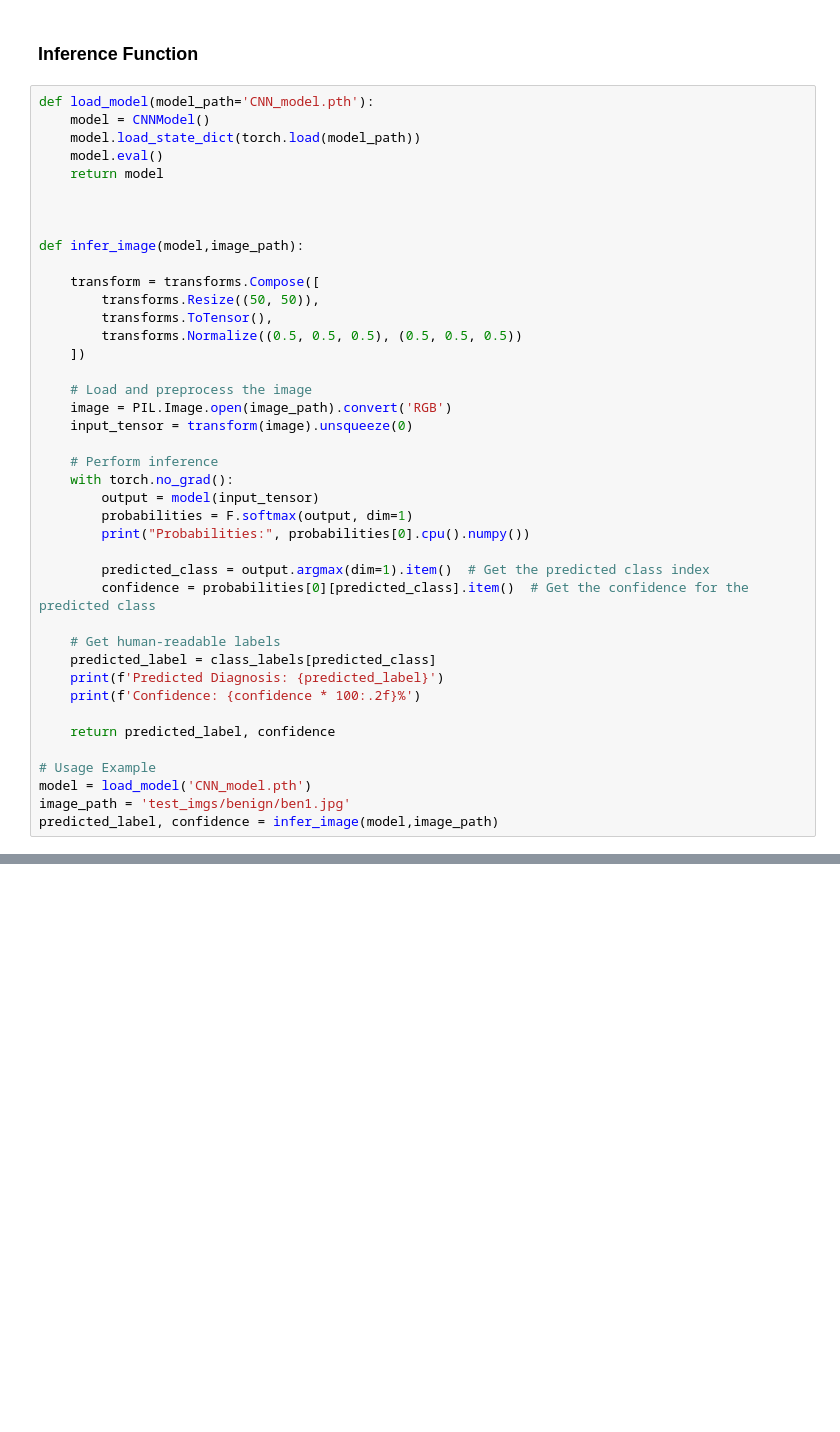
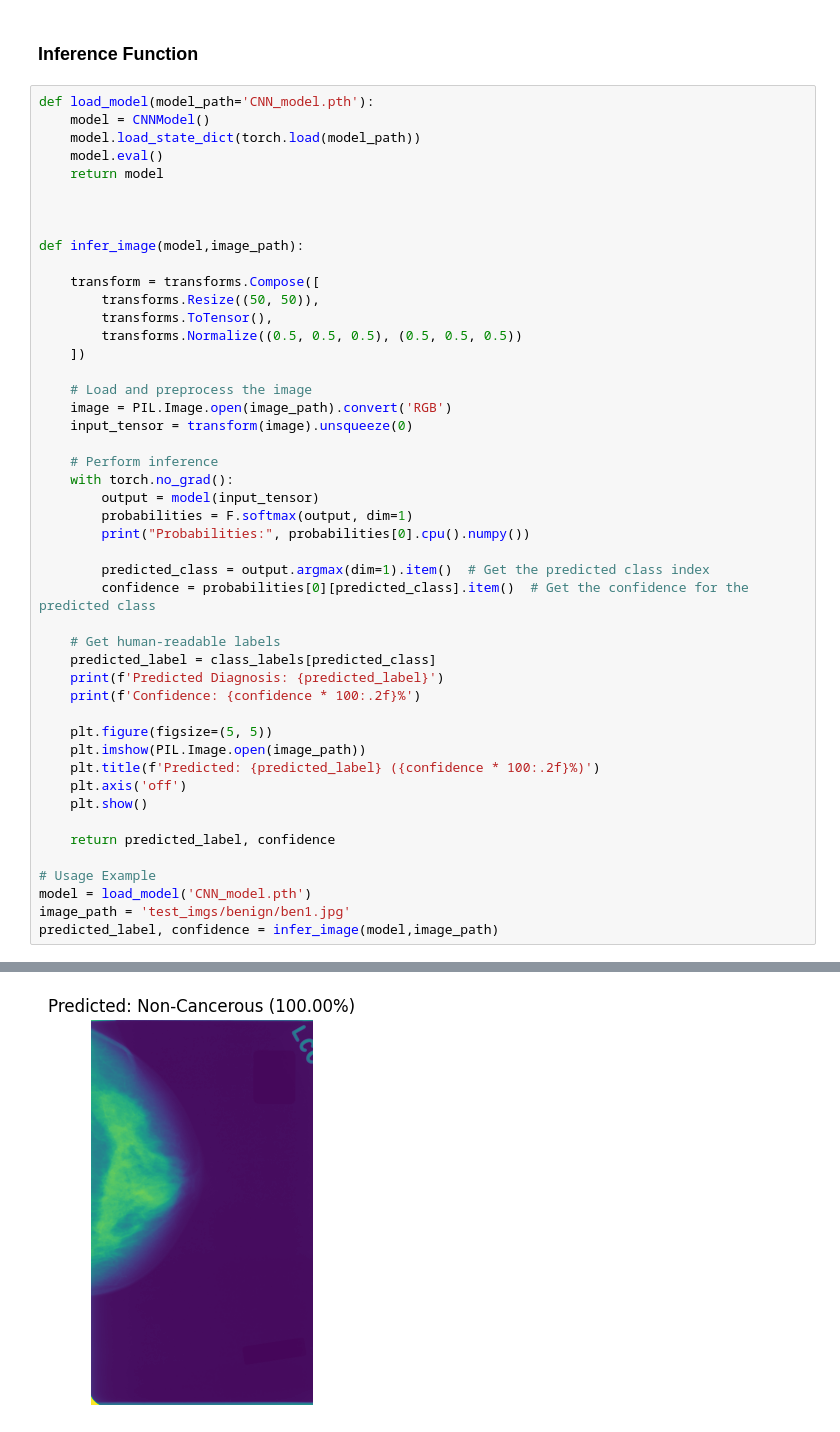
Before and after one commit to IbrahimEmad11/MammoDetect, a Jupyter notebook: mammo_noteook.ipynb, the cells around one changed output, grey strips where cells are left out. Drawn from its saved outputs; the diff is of its cells as text; blank space fills up the shorter version.

```diff
--- a/mammo_noteook.ipynb
+++ b/mammo_noteook.ipynb
@@ -1033,30 +1020,37 @@ def infer_image(model,image_path):
 
     # Load and preprocess the image
     image = PIL.Image.open(image_path).convert('RGB')
     input_tensor = transform(image).unsqueeze(0)
 
     # Perform inference
     with torch.no_grad():
         output = model(input_tensor)
         probabilities = F.softmax(output, dim=1)
         print("Probabilities:", probabilities[0].cpu().numpy())
 
         predicted_class = output.argmax(dim=1).item()  # Get the predicted class index
         confidence = probabilities[0][predicted_class].item()  # Get the confidence for the predicted class
 
     # Get human-readable labels
     predicted_label = class_labels[predicted_class]
     print(f'Predicted Diagnosis: {predicted_label}')
     print(f'Confidence: {confidence * 100:.2f}%')
 
+    plt.figure(figsize=(5, 5))
+    plt.imshow(PIL.Image.open(image_path))
+    plt.title(f'Predicted: {predicted_label} ({confidence * 100:.2f}%)')
+    plt.axis('off')
+    plt.show()
+
     return predicted_label, confidence
 
 # Usage Example
 model = load_model('CNN_model.pth')
 image_path = 'test_imgs/benign/ben1.jpg'
 predicted_label, confidence = infer_image(model,image_path)
 # %% [output]
 Probabilities: [9.9999166e-01 8.3675259e-06]
 Predicted Diagnosis: Non-Cancerous
 Confidence: 100.00%
 You are using `torch.load` with `weights_only=False` (the current default value), which uses the default pickle module implicitly. It is possible to construct malicious pickle data which will execute  ...
+[figure, added]
```
Also changed, not shown: parts of 4 cells of this notebook, 3 other files.
